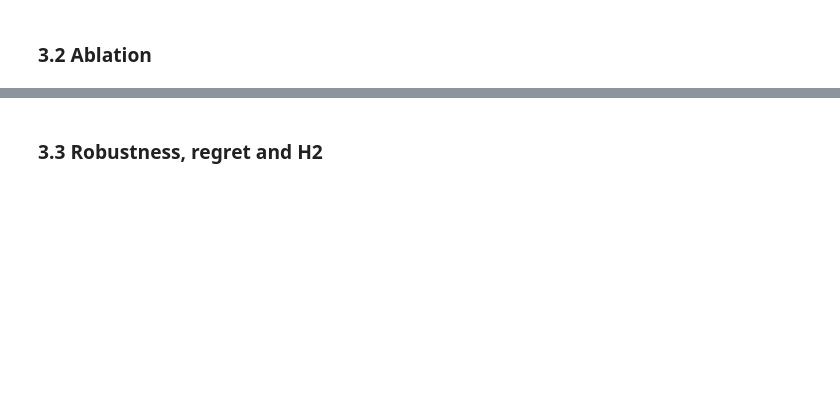
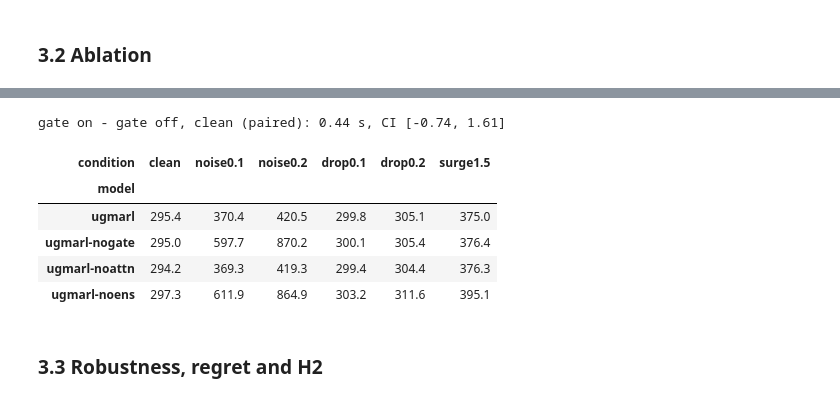
Before and after one commit to Saad-Manda/Agentic-Traffic-Signal-Control, a Jupyter notebook: notebooks/02_results.ipynb, the cells around one changed output, grey strips where cells are left out. Cells and saved outputs as stored; diff of their text form; code cells hidden in the pictures; blank space fills up the shorter version.

```diff
--- a/notebooks/02_results.ipynb
+++ b/notebooks/02_results.ipynb
@@ -501,50 +340,13 @@ From study `final_test` (jinan `test`, 3600 s, Δt = 15 s, seeds 0, 1, 2, 3, 4;
 # %% [markdown]
 ### 3.2 Ablation
 # %%
-def ablation_table(df, spec, prefix) -> None:
-    variants = [m for m in VARIANTS if m in spec["models"]]
-    conds = list(dict.fromkeys(df["condition"]))
-    full = vals(df, "ugmarl", "clean", ATT)
-    rows = []
-    for m in variants:
-        d = "—" if m == "ugmarl" else f"{np.mean(vals(df, m, 'clean', ATT)) - np.mean(full):+.1f}"
-        tr = training_summaries(TRAIN_DIR, train_model(spec, m), spec["tag"], spec["seeds"])
-        rows.append(
-            [label(m), cell(df, m, "clean", ATT), d, cell(df, m, "clean", WAIT),
-             cell(df, m, "clean", MAXW, 0), cell(df, m, "clean", "fallback_rate", 3),
-             f"{int(tr['params'].iloc[0]):,}" if len(tr) else "—"]
-        )
-    lines = header(
-        f"Ablation — {spec['dataset']} `{spec['split']}`",
-        spec,
-        "−gate = the full model's checkpoints with the gate off; −attention = no neighbour "
-        "input, own τ; −ensemble = K = 1, no σ and no gate.",
-    )
-    lines += ["## Clean detectors", ""]
-    lines += md_table(
-        ["Variant", "Travel time (s)", "Δ vs full (s, difference of means)",
-         "Avg waiting time (s)", "Max per-vehicle wait (s)", "Fallback rate", "Params"],
-        rows,
-    )
-    if "ugmarl-nogate" in variants:
-        p = hyp.paired(full, vals(df, "ugmarl-nogate", "clean", ATT))
-        lines += [
-            f"Gate on − gate off, per seed (same checkpoints), clean travel time: "
-            f"{fmt(p, 2)} s.",
-            "",
-        ]
-    lines += ["## Travel time (s) by condition", ""]
-    lines += md_table(
-        ["Variant", *conds], [[label(m), *(cell(df, m, c, ATT) for c in conds)] for m in variants]
-    )
-    lines += ["## Max per-vehicle wait (s), mean over seeds, by condition", ""]
-    lines += md_table(
-        ["Variant", *conds],
-        [[label(m), *(f"{np.mean(vals(df, m, c, MAXW)):.0f}" for c in conds)] for m in variants],
-    )
-    st = stats_frame(df[df["model"].isin(variants)], [ATT, WAIT, MAXW, "fallback_rate"])
-    write(f"{prefix}_ablation", lines, st)
+variants = [m for m in VARIANTS if m in test_spec["models"]]
+conds = list(dict.fromkeys(test["condition"]))
+ablation = stats_frame(test[test["model"].isin(variants)], [ATT, WAIT, MAXW, "fallback_rate"])
+ablation.to_csv(OUT_DIR / "test_ablation.csv", index=False)
 
-
-ablation_table(test, test_spec, "test")
+p = hyp.paired(vals(test, "ugmarl", "clean", ATT), vals(test, "ugmarl-nogate", "clean", ATT))
+print(f"gate on - gate off, clean (paired): {p['mean']:.2f} s, "
+      f"CI [{p['ci95_low']:.2f}, {p['ci95_high']:.2f}]")
+ablation.pivot(index="model", columns="condition", values=f"{ATT}_mean").loc[variants, conds].round(1)
 # %% [output]
@@ -583,3 +353,10 @@ Gate on − gate off, per seed (same checkpoints), clean travel time: 0.44 ± 0.
+gate on - gate off, clean (paired): 0.44 s, CI [-0.74, 1.61]
+| condition | clean | noise0.1 | noise0.2 | drop0.1 | drop0.2 | surge1.5 |
+| model |  |  |  |  |  |  |
+| ugmarl | 295.4 | 370.4 | 420.5 | 299.8 | 305.1 | 375.0 |
+| ugmarl-nogate | 295.0 | 597.7 | 870.2 | 300.1 | 305.4 | 376.4 |
+| ugmarl-noattn | 294.2 | 369.3 | 419.3 | 299.4 | 304.4 | 376.3 |
+| ugmarl-noens | 297.3 | 611.9 | 864.9 | 303.2 | 311.6 | 395.1 |
 # %% [markdown]
 ### 3.3 Robustness, regret and H2
 # %%
```
Also changed, not shown: parts of 14 cells of this notebook.
